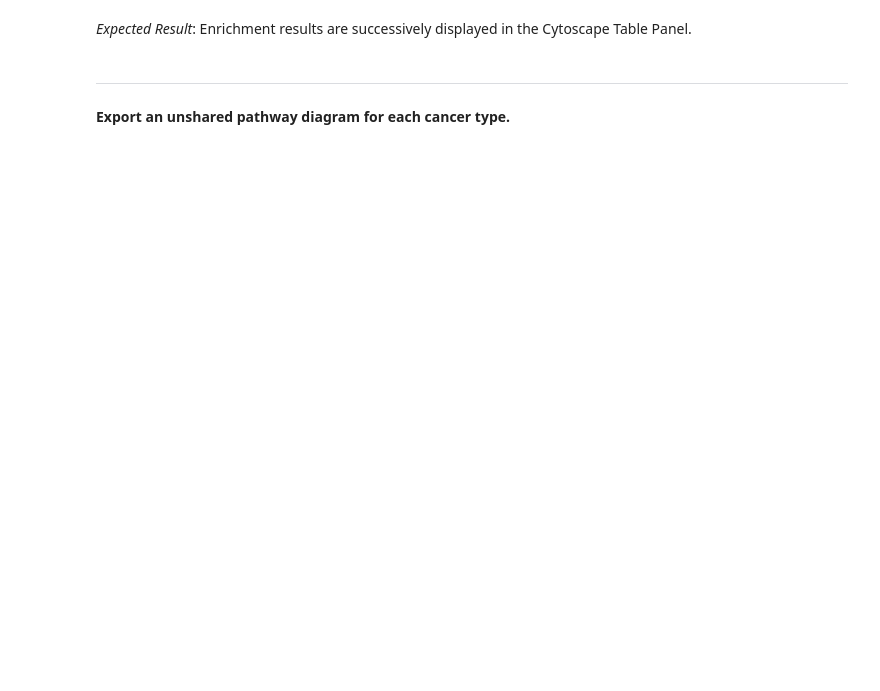
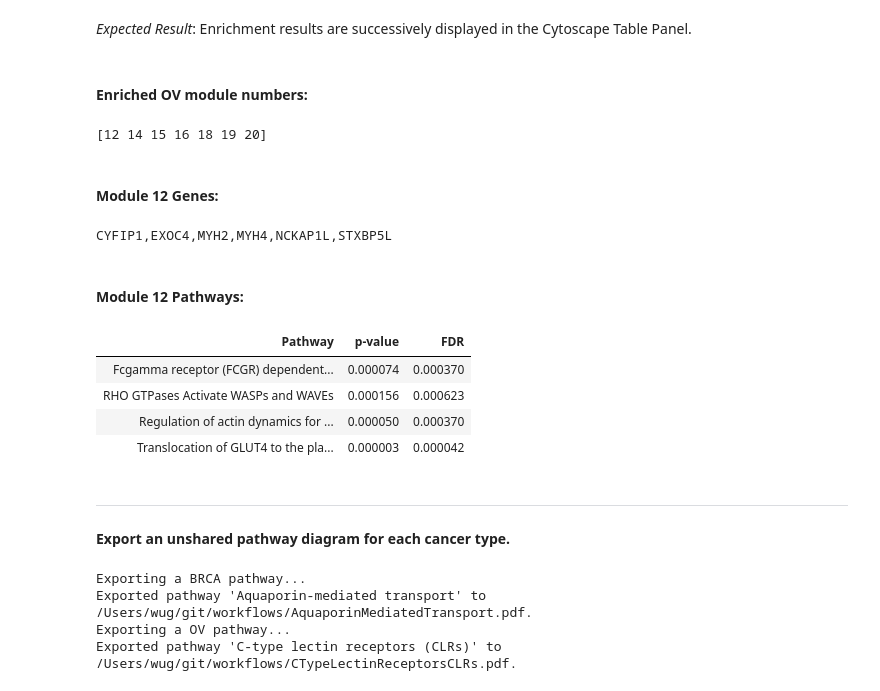
Before and after one commit to Niveda-S/workflows, a Jupyter notebook: CytoscapeReactomeFI.ipynb, the cells around one changed output. Saved outputs shown, nothing was run; the diff lists cells and outputs as text; code cells hidden in the pictures; blank space fills up the shorter version.

```diff
--- a/CytoscapeReactomeFI.ipynb
+++ b/CytoscapeReactomeFI.ipynb
@@ -761,19 +847,31 @@ for name, pathways in distinct.items():
 *Expected Result*: Enrichment results are successively displayed in the Cytoscape Table Panel.
 # %%
 # The enriched BRCA module numbers.
-module_numbers = enriched['BRCA'].index.get_values()
-display(HTML('<h4>Enriched BRCA module numbers:</h4>'))
+cancer = 'OV'
+module_numbers = enriched[cancer].index.get_values()
+display(HTML('<h4>Enriched %s module numbers:</h4>'% cancer))
 print(module_numbers)
 
 # Show the enriched pathways for a BRCA module.
 # Change the module number to see a different module.
 module_number = module_numbers[0]
-df = enriched['BRCA'].loc[module_number]
+df = enriched[cancer].loc[module_number]
 display(HTML("<h4>Module %d Genes:</h4>" % module_number))
 print(','.join(df.Genes))
 print()
 display(HTML("<h4>Module %d Pathways:</h4>" % module_number))
 display(HTML(df.Pathways.loc[:, ['p-value', 'FDR']].reset_index().to_html(index=False)))
+# %% [output]
+Enriched OV module numbers:
+[12 14 15 16 18 19 20]
+Module 12 Genes:
+CYFIP1,EXOC4,MYH2,MYH4,NCKAP1L,STXBP5L
+Module 12 Pathways:
+| Pathway | p-value | FDR |
+| Fcgamma receptor (FCGR) dependent... | 0.000074 | 0.000370 |
+| RHO GTPases Activate WASPs and WAVEs | 0.000156 | 0.000623 |
+| Regulation of actin dynamics for ... | 0.000050 | 0.000370 |
+| Translocation of GLUT4 to the pla... | 0.000003 | 0.000042 |
 # %% [markdown]
 ___
 
@@ -784,3 +882,8 @@ for name, pathways in distinct.items():
     print("Exporting a %s pathway..." % name)
     df = enriched[name]
     export_first_pathway_diagram(pathways, df, reactome_tree)
+# %% [output]
+Exporting a BRCA pathway...
+Exported pathway 'Aquaporin-mediated transport' to /Users/wug/git/workflows/AquaporinMediatedTransport.pdf.
+Exporting a OV pathway...
+Exported pathway 'C-type lectin receptors (CLRs)' to /Users/wug/git/workflows/CTypeLectinReceptorsCLRs.pdf.
```
Also changed, not shown: parts of 6 cells of this notebook.
